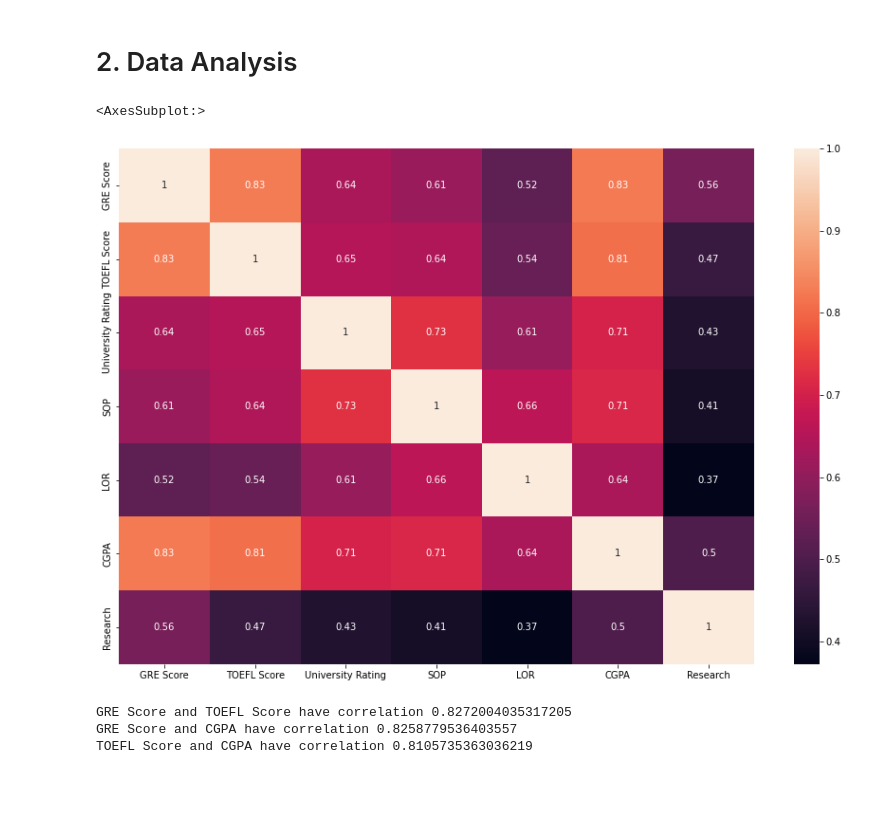
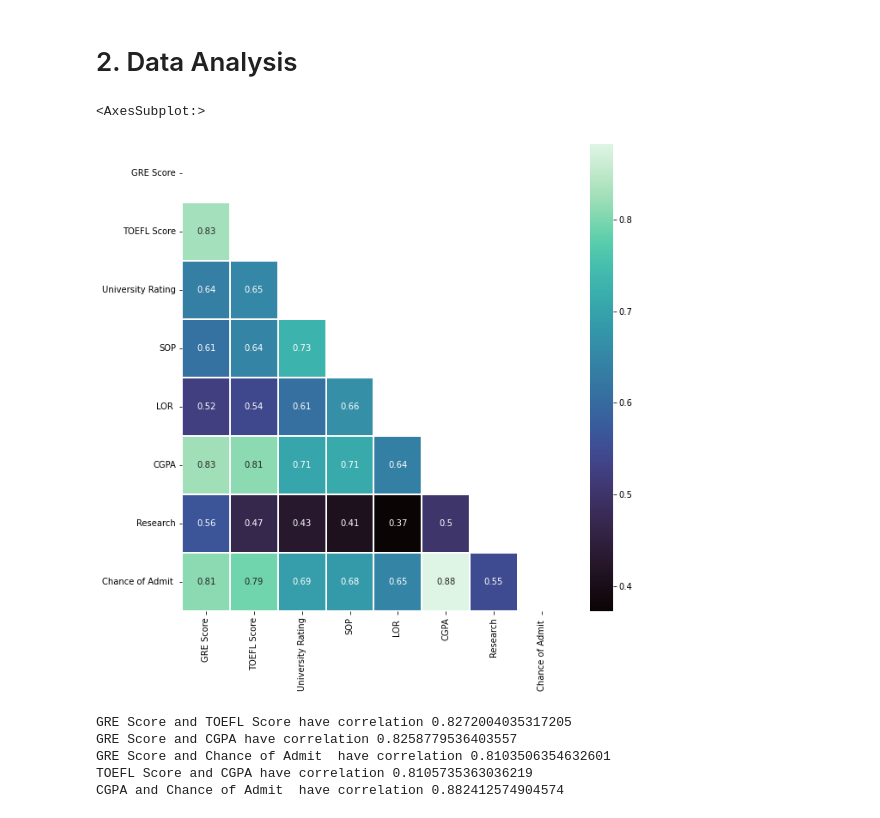
Before and after one commit to utkuozbudak/graduate_admission, a Jupyter notebook: graduate_admission.ipynb, the cells around one changed output. Drawn from its saved outputs; the diff is of its cells as text; code cells hidden in the pictures; blank space fills up the shorter version.

```diff
--- a/graduate_admission.ipynb
+++ b/graduate_admission.ipynb
@@ -60,17 +60,25 @@ data.head()
 | 4 | 314 | 103 | 2 | 2.0 | 3.0 | 8.21 | 0 | 0.65 |
 # %% [markdown]
 # 2. Data Analysis
-# %%
-# Pearson Correlation
-plt.figure(figsize=(15,10))
-sns.heatmap(data.drop('Chance of Admit ', axis=1).corr(), annot=True)
-# %% [output]
-<AxesSubplot:>
-[figure, removed]
+# %%
+# Pearson Correlation
+plt.figure(figsize=(10,10))
+
+# Generate a mask for the upper triangle
+mask = np.zeros_like(data.corr())
+mask[np.triu_indices_from(mask)] = True
+
+# Generate a custom diverging colormap
+colormap = sns.color_palette("mako", as_cmap=True)
+
+sns.heatmap(data.corr(), annot=True, cmap=colormap, mask=mask, linewidths=0.3)
+# %% [output]
+<AxesSubplot:>
+[figure, added]
 # %%
 # See features with high correlation (>0.8)
 
-high_corr_pairs = np.where(np.abs(data.drop('Chance of Admit ', axis=1).corr()) > 0.8)
+high_corr_pairs = np.where(np.abs(data.corr()) > 0.8)
 
 for i,j in zip(*high_corr_pairs):
     if i < j:
@@ -78,4 +86,6 @@ for i,j in zip(*high_corr_pairs):
 # %% [output]
 GRE Score and TOEFL Score have correlation 0.8272004035317205
 GRE Score and CGPA have correlation 0.8258779536403557
+GRE Score and Chance of Admit  have correlation 0.8103506354632601
 TOEFL Score and CGPA have correlation 0.8105735363036219
+CGPA and Chance of Admit  have correlation 0.882412574904574
```
Also changed, not shown: parts of 2 cells of this notebook.
